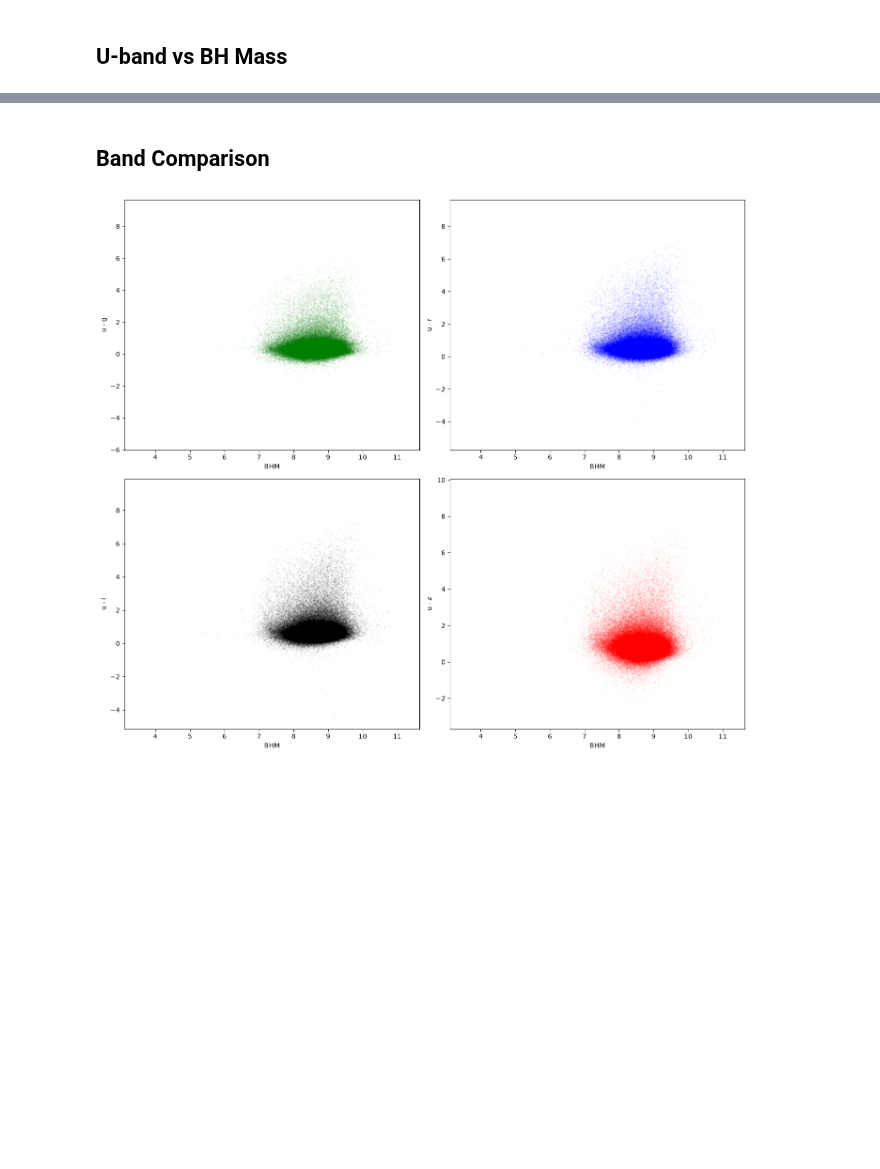
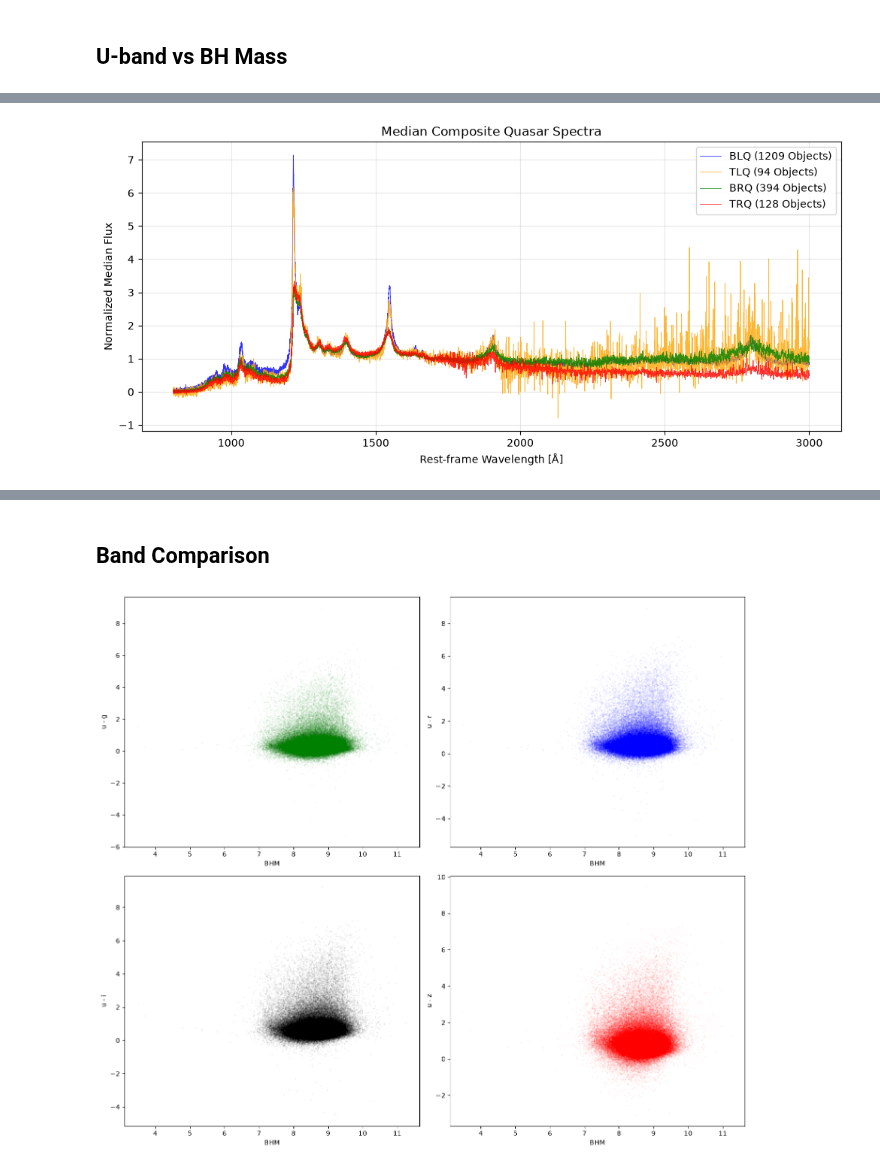
Before and after one commit to Emlilio/Quasars26, a Jupyter notebook: Initial_data_review.ipynb, the cells around one changed output, grey strips where cells are left out. Saved outputs shown, nothing was run; the diff lists cells and outputs as text; code cells hidden in the pictures; blank space fills up the shorter version.

```diff
--- a/Initial_data_review.ipynb
+++ b/Initial_data_review.ipynb
@@ -249,0 +522,85 @@ masked BH =  9.195640707063642
+# %%
+spectra_dir = "/Users/emlilio/Research/Spectra/"
+out_dir = "/Users/emlilio/Research/Plots"
+
+groups = {
+    "BLQ": {"g_min": 23,   "g_max": 24.5, "mbh_min": 7, "mbh_max": 9},
+    "TLQ": {"g_min": 24.5, "g_max": 26,   "mbh_min": 7, "mbh_max": 9},
+    "BRQ": {"g_min": 23,   "g_max": 24.5, "mbh_min": 9, "mbh_max": 11},
+    "TRQ": {"g_min": 24.5, "g_max": 26,   "mbh_min": 9, "mbh_max": 11},
+}
+
+colors = {
+    "BLQ": "blue",
+    "TLQ": "orange",
+    "BRQ": "green",
+    "TRQ": "red",
+}
+
+stacked_spectra = {}
+
+for label, cuts in groups.items():
+
+    mask = (
+        (clean_df_combo["g_mag"] > cuts["g_min"]) &
+        (clean_df_combo["g_mag"] < cuts["g_max"]) &
+        (clean_df_combo["LOGMBH"] > cuts["mbh_min"]) &
+        (clean_df_combo["LOGMBH"] < cuts["mbh_max"])
+    )
+
+    sdss_names = clean_df_combo.loc[mask, "SDSS_NAME"].tolist()
+
+    print(f"{label}: {len(sdss_names)} objects")
+
+    dl_files, missing, failed = download_spectra_from_sdss_names(
+        sdss_names,
+        catalog=t,
+        save_dir=spectra_dir
+    )
+
+    selected_rows = t[np.isin(t["SDSS_NAME"], sdss_names)]
+
+    wgrid, median_spectrum = dynamic_stacker(
+        z=np.array(selected_rows["Z"]),
+        plate=np.array(selected_rows["PLATE"]),
+        mjd=np.array(selected_rows["MJD"]),
+        fiberid=np.array(selected_rows["FIBERID"]),
+        base_dir=spectra_dir
+    )
+
+    stacked_spectra[label] = {
+        "wgrid": wgrid,
+        "median_spectrum": median_spectrum,
+        "sdss_names": sdss_names,
+        "downloaded_files": dl_files,
+        "missing": missing,
+        "failed": failed,
+    }
+
+plt.figure(figsize=(12, 5))
+
+for label, data in stacked_spectra.items():
+    plt.plot(
+        data["wgrid"],
+        data["median_spectrum"],
+        alpha = 0.8,
+        lw=0.6,
+        color=colors[label],
+        label=f"{label} ({len(data['sdss_names'])} Objects)"
+    )
+
+plt.xlabel("Rest-frame Wavelength [Å]")
+plt.ylabel("Normalized Median Flux")
+plt.title("Median Composite Quasar Spectra")
+plt.legend()
+# plt.xlim(wgrid.min(), wgrid.max())
+plt.grid(alpha=0.3)
+
+plt.savefig(
+    f"{out_dir}/spectra_overlay.png",
+    dpi=800,
+    bbox_inches="tight"
+)
+
+plt.show()
+# %% [output]
@@ -249,0 +694 @@ masked BH =  9.195640707063642
+[figure, added]
```
Also changed, not shown: parts of 23 cells of this notebook.
